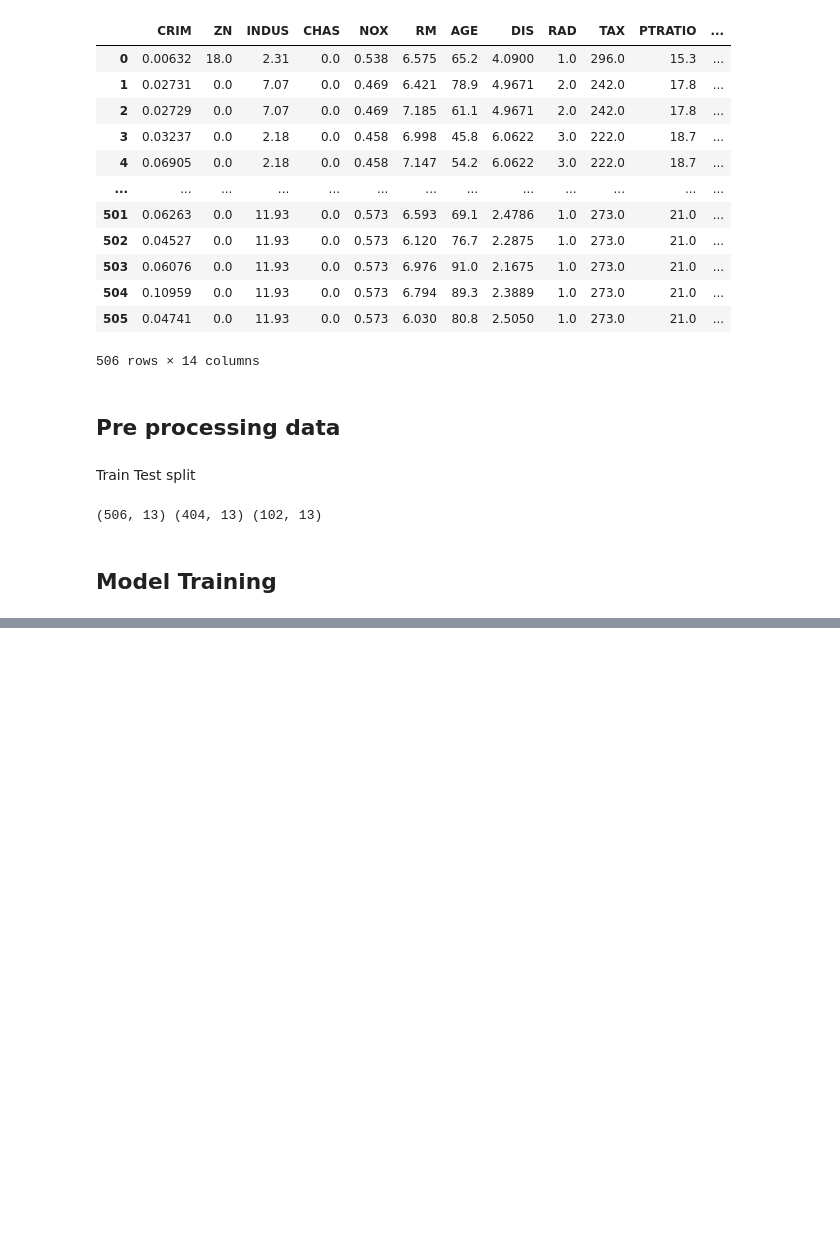
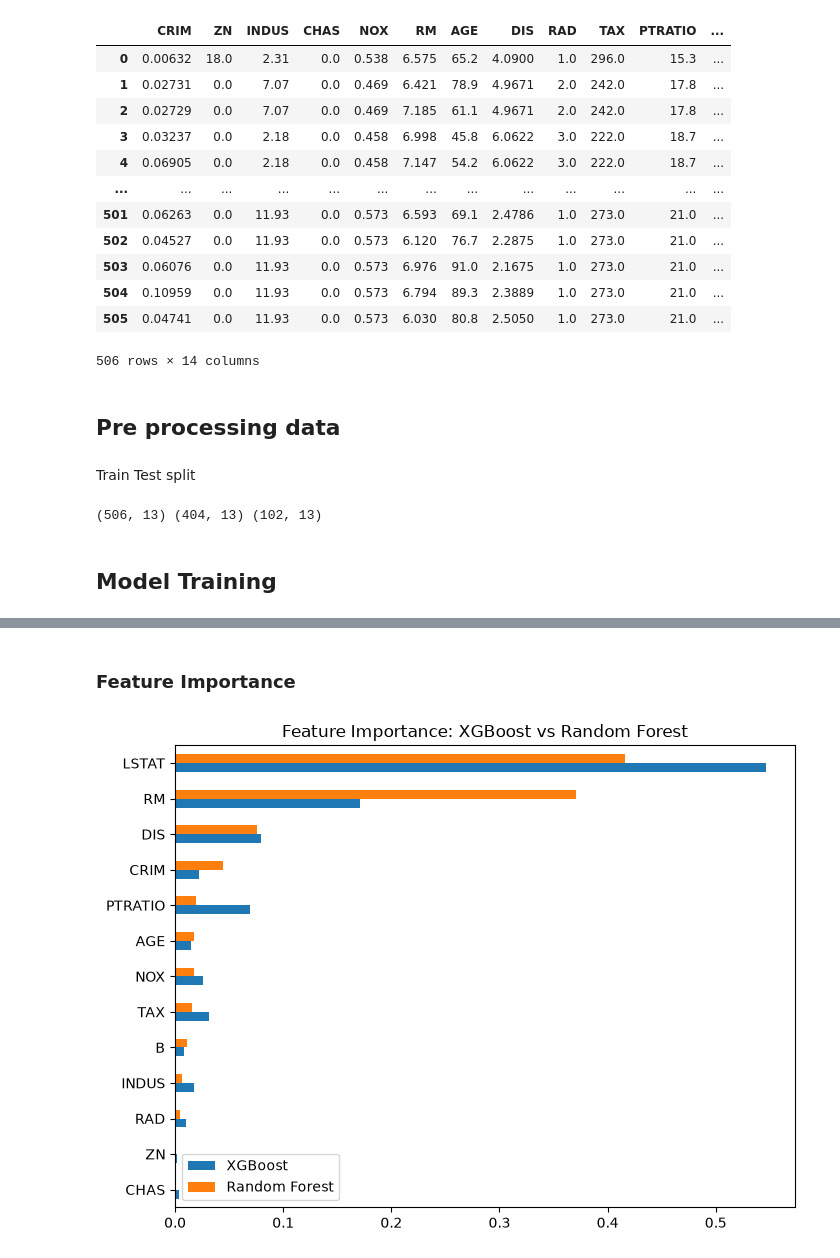
Before and after one commit to Hirukadeven07/House-Price-Prediction, a Jupyter notebook: notebooks/modeling.ipynb, the cells around one changed output, grey strips where cells are left out. Drawn from its saved outputs; the diff is of its cells as text; code cells hidden in the pictures; blank space fills up the shorter version.

```diff
--- a/notebooks/modeling.ipynb
+++ b/notebooks/modeling.ipynb
@@ -42,0 +183,12 @@ print(X.shape, X_train.shape, X_test.shape)
+# %% [markdown]
+### Feature Importance
+# %%
+importances = pd.DataFrame(
+    {"XGBoost": xgbmodel.feature_importances_, "Random Forest": rfmodel.feature_importances_},
+    index=X.columns,
+).sort_values("Random Forest")
+importances.plot(kind="barh", figsize=(8, 6))
+plt.title("Feature Importance: XGBoost vs Random Forest")
+plt.show()
+# %% [output]
+[figure, added]
```
Also changed, not shown: parts of 21 cells of this notebook.
